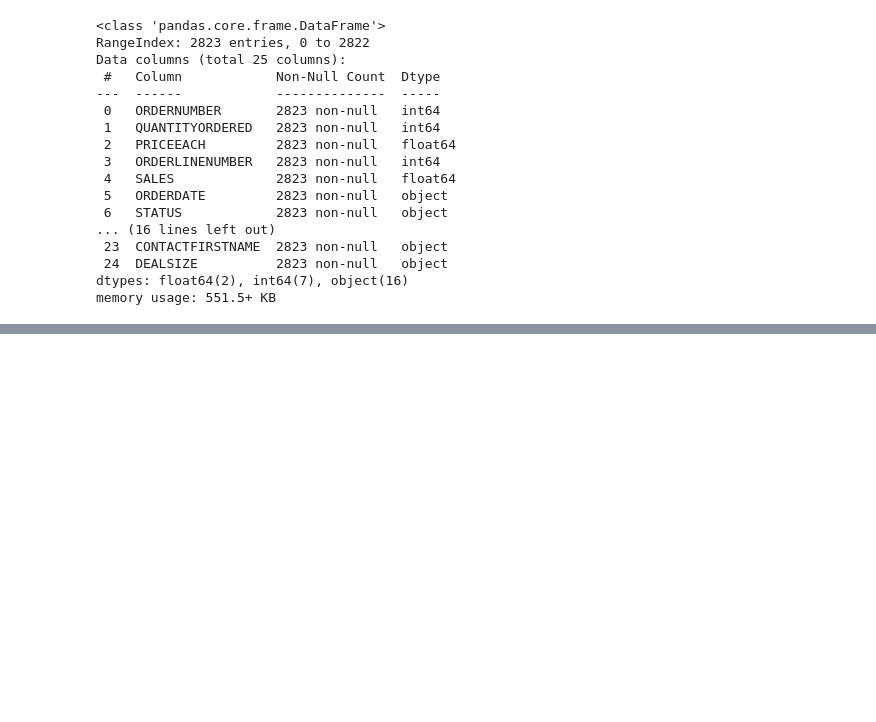
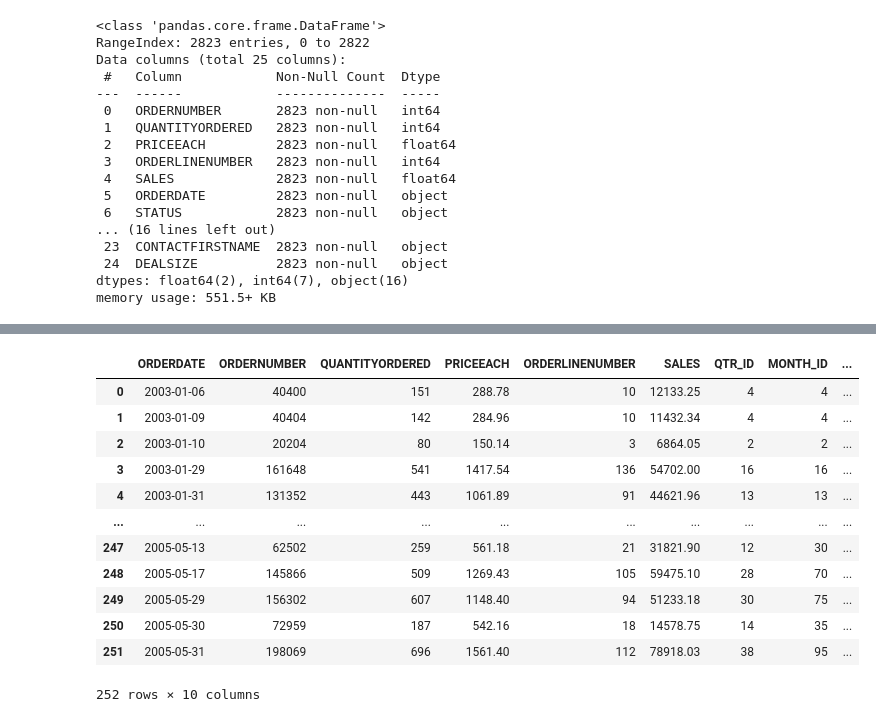
Before and after one commit to atishayj4in/Sales_Forecasting_Model_for_Retail_Business, a Jupyter notebook: SalesForecastingModel_by_AtishayJain.ipynb, the cells around one changed output, grey strips where cells are left out. Cells and saved outputs as stored; diff of their text form; code cells hidden in the pictures; blank space fills up the shorter version.

```diff
--- a/SalesForecastingModel_by_AtishayJain.ipynb
+++ b/SalesForecastingModel_by_AtishayJain.ipynb
@@ -119,0 +86,16 @@ x = df['STATUS'].value_counts
+# %%
+df_grouped
+# %% [output]
+|  | ORDERDATE | ORDERNUMBER | QUANTITYORDERED | PRICEEACH | ORDERLINENUMBER | SALES | QTR_ID | MONTH_ID | ... |
+| 0 | 2003-01-06 | 40400 | 151 | 288.78 | 10 | 12133.25 | 4 | 4 | ... |
+| 1 | 2003-01-09 | 40404 | 142 | 284.96 | 10 | 11432.34 | 4 | 4 | ... |
+| 2 | 2003-01-10 | 20204 | 80 | 150.14 | 3 | 6864.05 | 2 | 2 | ... |
+| 3 | 2003-01-29 | 161648 | 541 | 1417.54 | 136 | 54702.00 | 16 | 16 | ... |
+| 4 | 2003-01-31 | 131352 | 443 | 1061.89 | 91 | 44621.96 | 13 | 13 | ... |
+| ... | ... | ... | ... | ... | ... | ... | ... | ... | ... |
+| 247 | 2005-05-13 | 62502 | 259 | 561.18 | 21 | 31821.90 | 12 | 30 | ... |
+| 248 | 2005-05-17 | 145866 | 509 | 1269.43 | 105 | 59475.10 | 28 | 70 | ... |
+| 249 | 2005-05-29 | 156302 | 607 | 1148.40 | 94 | 51233.18 | 30 | 75 | ... |
+| 250 | 2005-05-30 | 72959 | 187 | 542.16 | 18 | 14578.75 | 14 | 35 | ... |
+| 251 | 2005-05-31 | 198069 | 696 | 1561.40 | 112 | 78918.03 | 38 | 95 | ... |
+252 rows × 10 columns
```
Also changed, not shown: parts of 33 cells of this notebook.
